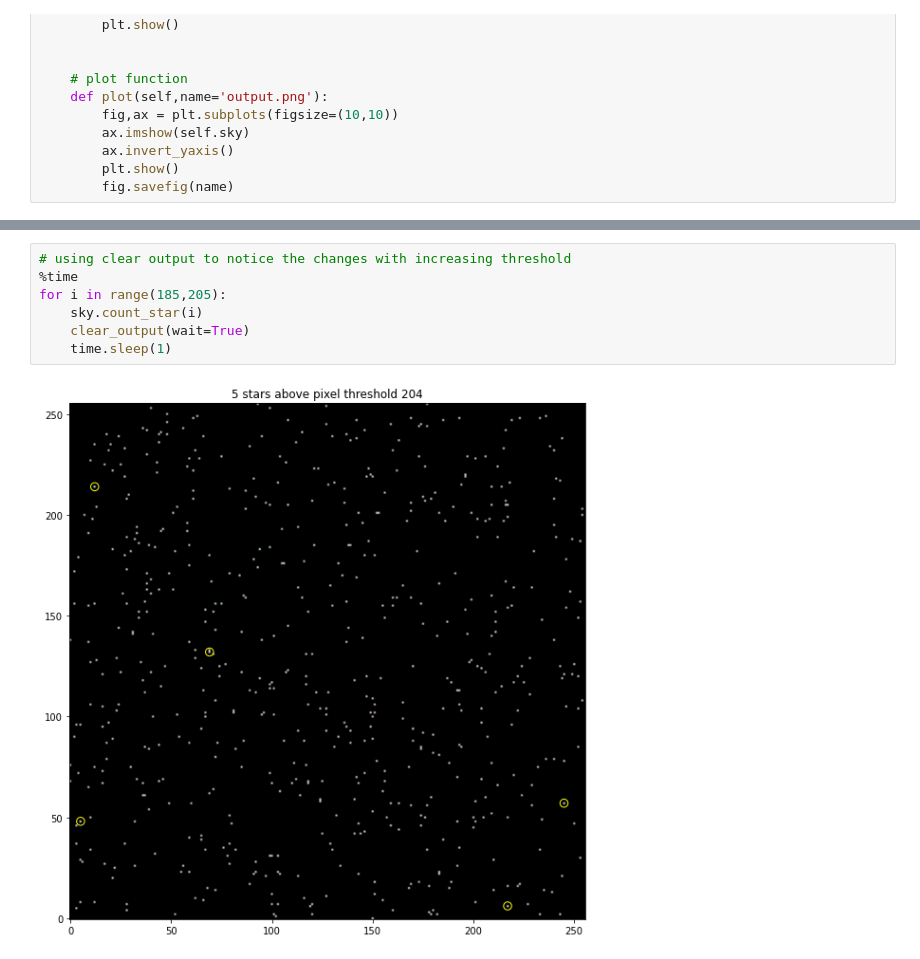
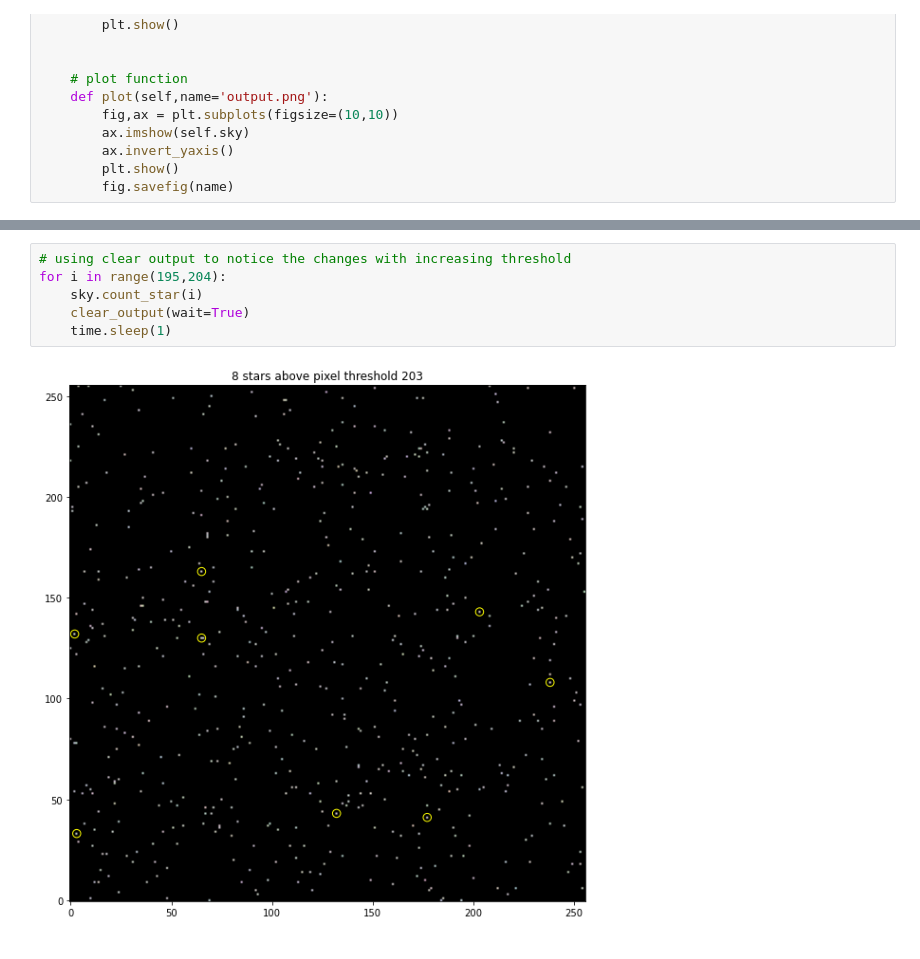
Before and after one commit to iamstarstuff/PhysicStuff, a Jupyter notebook: Physics Programs/Count stars.ipynb, the cells around one changed output, grey strips where cells are left out. Cells and saved outputs as stored; diff of their text form.

```diff
--- a/Physics Programs/Count stars.ipynb
+++ b/Physics Programs/Count stars.ipynb
@@ -81,9 +82,8 @@ Wall time: 418 ms
 # %%
 # using clear output to notice the changes with increasing threshold
-%time
-for i in range(185,205):
+for i in range(195,204):
     sky.count_star(i)
     clear_output(wait=True)
     time.sleep(1)
 # %% [output]
-[figure, old version]
+[figure, new version]
```
Also changed, not shown: parts of 3 cells of this notebook, 4 other files.
